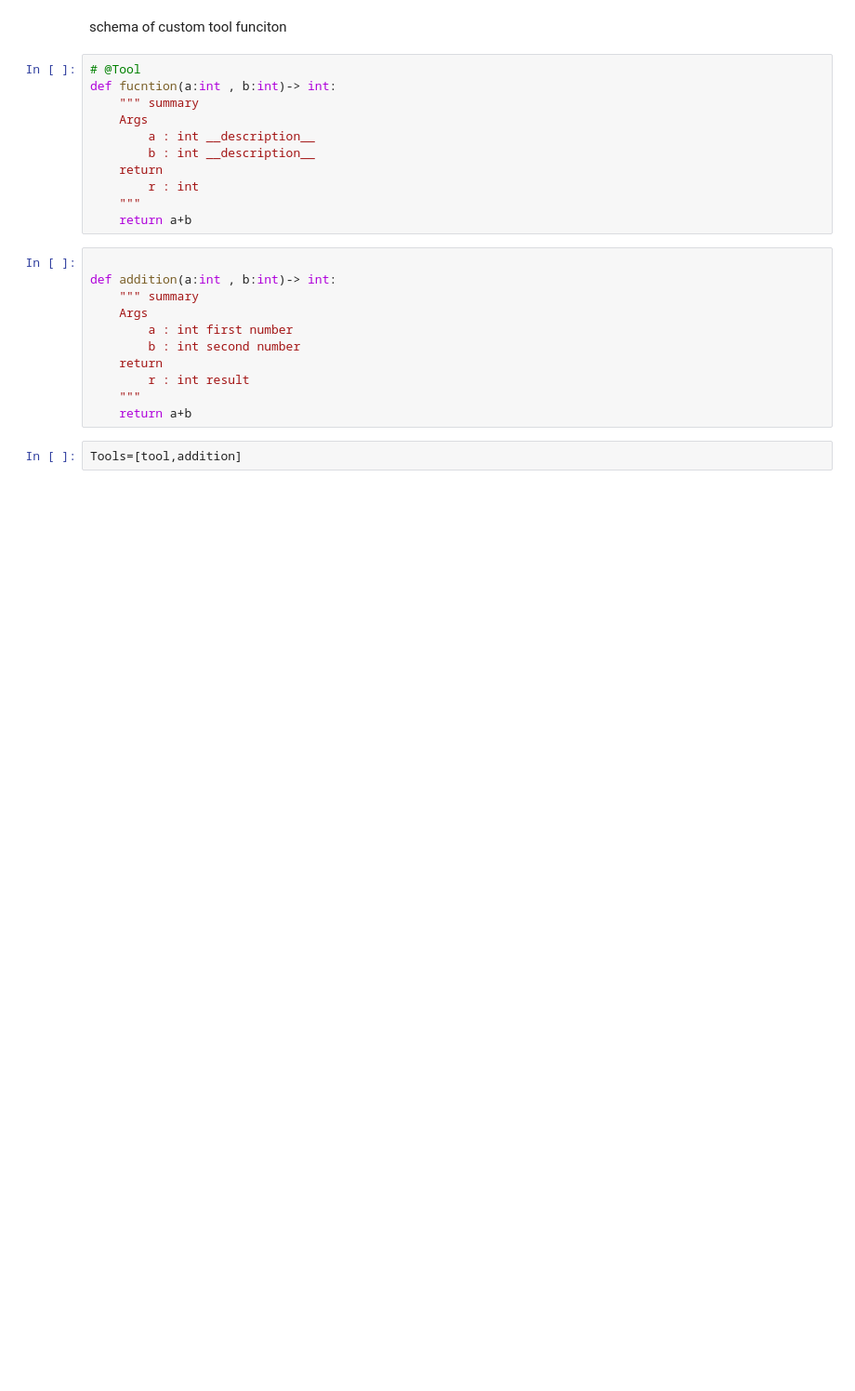
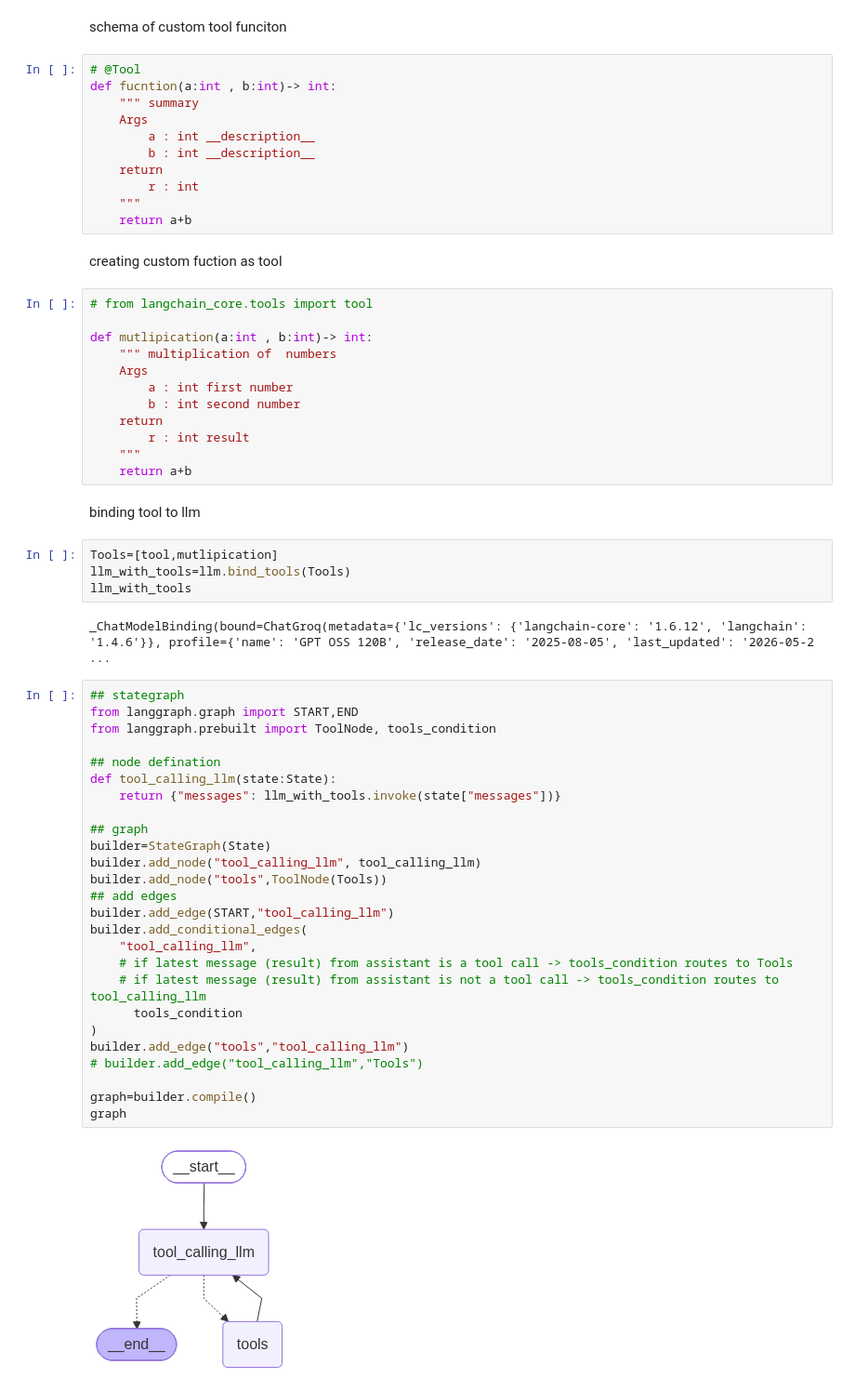
Before and after one commit to ramanandkb/Agentic_AI, a Jupyter notebook: langgraph/1-basicchatbot.ipynb, the cells around one changed output. Shown at 93% size. Drawn from its saved outputs; the diff is of its cells as text; blank space fills up the shorter version.

```diff
--- a/langgraph/1-basicchatbot.ipynb
+++ b/langgraph/1-basicchatbot.ipynb
@@ -87,10 +87,13 @@ def fucntion(a:int , b:int)-> int:
         r : int
     """
     return a+b
+# %% [markdown]
+creating custom fuction as tool
 # %%
+# from langchain_core.tools import tool
 
-def addition(a:int , b:int)-> int:
-    """ summary
+def mutlipication(a:int , b:int)-> int:
+    """ multiplication of  numbers
     Args
         a : int first number
         b : int second number
@@ -98,5 +101,39 @@ def addition(a:int , b:int)-> int:
         r : int result
     """
     return a+b
+# %% [markdown]
+binding tool to llm
 # %%
-Tools=[tool,addition]
+Tools=[tool,mutlipication]
+llm_with_tools=llm.bind_tools(Tools)
+llm_with_tools
+# %% [output]
+_ChatModelBinding(bound=ChatGroq(metadata={'lc_versions': {'langchain-core': '1.6.12', 'langchain': '1.4.6'}}, profile={'name': 'GPT OSS 120B', 'release_date': '2025-08-05', 'last_updated': '2026-05-2 ...
+# %%
+## stategraph
+from langgraph.graph import START,END
+from langgraph.prebuilt import ToolNode, tools_condition
+
+## node defination
+def tool_calling_llm(state:State):
+    return {"messages": llm_with_tools.invoke(state["messages"])}
+
+## graph
+builder=StateGraph(State)
+builder.add_node("tool_calling_llm", tool_calling_llm)
+builder.add_node("tools",ToolNode(Tools))
+## add edges
+builder.add_edge(START,"tool_calling_llm")
+builder.add_conditional_edges(
+    "tool_calling_llm",
+    # if latest message (result) from assistant is a tool call -> tools_condition routes to Tools
+    # if latest message (result) from assistant is not a tool call -> tools_condition routes to tool_calling_llm
+      tools_condition
+)
+builder.add_edge("tools","tool_calling_llm")
+# builder.add_edge("tool_calling_llm","Tools")
+
+graph=builder.compile()
+graph
+# %% [output]
+[figure, added]
```
Also changed, not shown: parts of 20 cells of this notebook, 6 other files.
